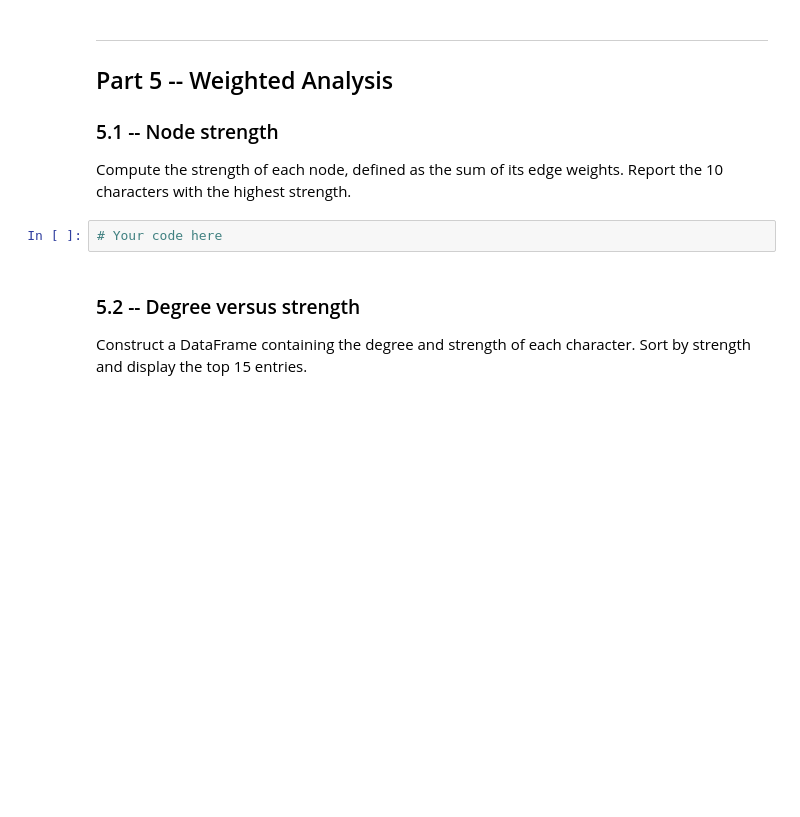
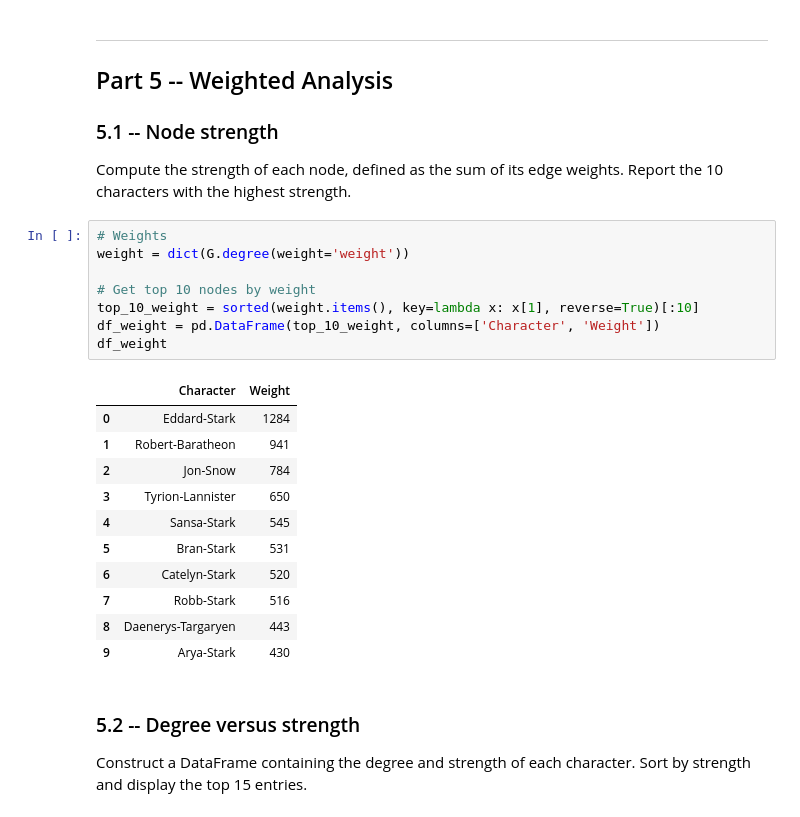
Before and after one commit to beatrizmarques2005/network-analysis, a Jupyter notebook: homeworks/Assignment01_GroupB.ipynb, the cells around one changed output. Saved outputs shown, nothing was run; the diff lists cells and outputs as text; blank space fills up the shorter version.

```diff
--- a/homeworks/Assignment01_GroupB.ipynb
+++ b/homeworks/Assignment01_GroupB.ipynb
@@ -413,7 +424,25 @@ Compute assortativity (r) and print r for the network.
 
 Compute the strength of each node, defined as the sum of its edge weights. Report the 10 characters with the highest strength.
 # %%
-# Your code here
+# Weights
+weight = dict(G.degree(weight='weight'))
+
+# Get top 10 nodes by weight
+top_10_weight = sorted(weight.items(), key=lambda x: x[1], reverse=True)[:10]
+df_weight = pd.DataFrame(top_10_weight, columns=['Character', 'Weight'])
+df_weight
+# %% [output]
+|  | Character | Weight |
+| 0 | Eddard-Stark | 1284 |
+| 1 | Robert-Baratheon | 941 |
+| 2 | Jon-Snow | 784 |
+| 3 | Tyrion-Lannister | 650 |
+| 4 | Sansa-Stark | 545 |
+| 5 | Bran-Stark | 531 |
+| 6 | Catelyn-Stark | 520 |
+| 7 | Robb-Stark | 516 |
+| 8 | Daenerys-Targaryen | 443 |
+| 9 | Arya-Stark | 430 |
 # %% [markdown]
 ### 5.2 -- Degree versus strength
 
```
Also changed, not shown: parts of 9 cells of this notebook.
